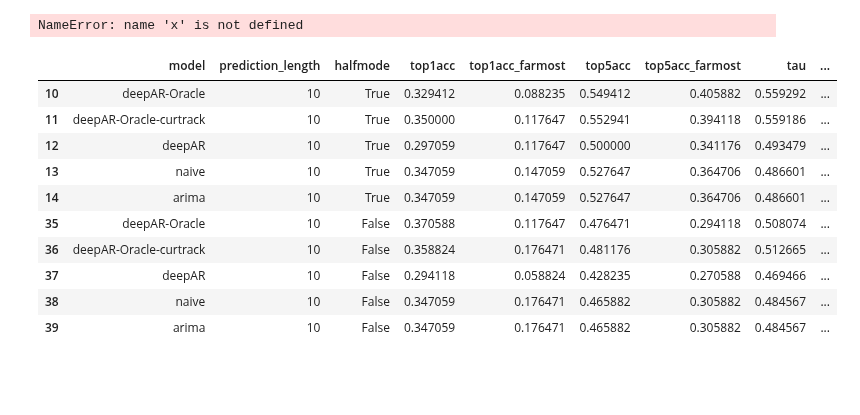
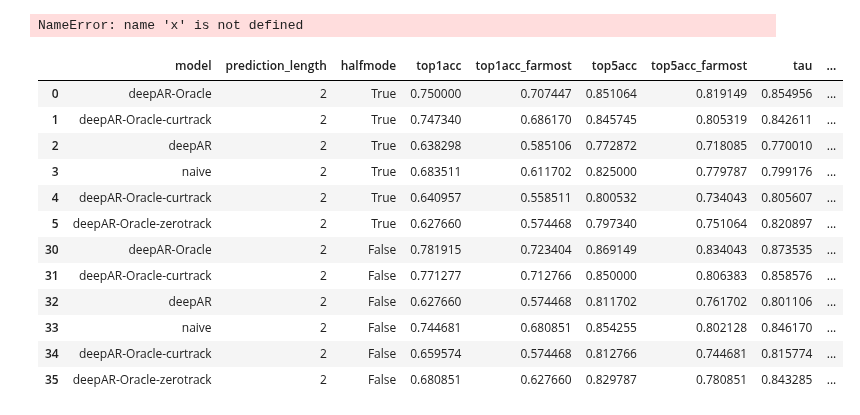
Before and after one commit to DSC-SPIDAL/rankpredictor, a Jupyter notebook: run/11.OracleRank/notebook/laptime2rank-fastrun-indy500.ipynb, the cells around one changed output. Drawn from its saved outputs; the diff is of its cells as text; code cells hidden in the pictures; blank space fills up the shorter version.

Commit message:
add rank eval in 11.OracleRank

```diff
--- a/run/11.OracleRank/notebook/laptime2rank-fastrun-indy500.ipynb
+++ b/run/11.OracleRank/notebook/laptime2rank-fastrun-indy500.ipynb
@@ -1242,16 +1242,18 @@ forecasts[0].samples.shape
 # %%
 start_offset
 # %%
-result[result['prediction_length']==10]
+result[result['prediction_length']==2]
 # %% [output]
 |  | model | prediction_length | halfmode | top1acc | top1acc_farmost | top5acc | top5acc_farmost | tau | ... |
-| 10 | deepAR-Oracle | 10 | True | 0.329412 | 0.088235 | 0.549412 | 0.405882 | 0.559292 | ... |
-| 11 | deepAR-Oracle-curtrack | 10 | True | 0.350000 | 0.117647 | 0.552941 | 0.394118 | 0.559186 | ... |
-| 12 | deepAR | 10 | True | 0.297059 | 0.117647 | 0.500000 | 0.341176 | 0.493479 | ... |
-| 13 | naive | 10 | True | 0.347059 | 0.147059 | 0.527647 | 0.364706 | 0.486601 | ... |
-| 14 | arima | 10 | True | 0.347059 | 0.147059 | 0.527647 | 0.364706 | 0.486601 | ... |
-| 35 | deepAR-Oracle | 10 | False | 0.370588 | 0.117647 | 0.476471 | 0.294118 | 0.508074 | ... |
-| 36 | deepAR-Oracle-curtrack | 10 | False | 0.358824 | 0.176471 | 0.481176 | 0.305882 | 0.512665 | ... |
-| 37 | deepAR | 10 | False | 0.294118 | 0.058824 | 0.428235 | 0.270588 | 0.469466 | ... |
-| 38 | naive | 10 | False | 0.347059 | 0.176471 | 0.465882 | 0.305882 | 0.484567 | ... |
-| 39 | arima | 10 | False | 0.347059 | 0.176471 | 0.465882 | 0.305882 | 0.484567 | ... |
+| 0 | deepAR-Oracle | 2 | True | 0.750000 | 0.707447 | 0.851064 | 0.819149 | 0.854956 | ... |
+| 1 | deepAR-Oracle-curtrack | 2 | True | 0.747340 | 0.686170 | 0.845745 | 0.805319 | 0.842611 | ... |
+| 2 | deepAR | 2 | True | 0.638298 | 0.585106 | 0.772872 | 0.718085 | 0.770010 | ... |
+| 3 | naive | 2 | True | 0.683511 | 0.611702 | 0.825000 | 0.779787 | 0.799176 | ... |
+| 4 | deepAR-Oracle-curtrack | 2 | True | 0.640957 | 0.558511 | 0.800532 | 0.734043 | 0.805607 | ... |
+| 5 | deepAR-Oracle-zerotrack | 2 | True | 0.627660 | 0.574468 | 0.797340 | 0.751064 | 0.820897 | ... |
+| 30 | deepAR-Oracle | 2 | False | 0.781915 | 0.723404 | 0.869149 | 0.834043 | 0.873535 | ... |
+| 31 | deepAR-Oracle-curtrack | 2 | False | 0.771277 | 0.712766 | 0.850000 | 0.806383 | 0.858576 | ... |
+| 32 | deepAR | 2 | False | 0.627660 | 0.574468 | 0.811702 | 0.761702 | 0.801106 | ... |
+| 33 | naive | 2 | False | 0.744681 | 0.680851 | 0.854255 | 0.802128 | 0.846170 | ... |
+| 34 | deepAR-Oracle-curtrack | 2 | False | 0.659574 | 0.574468 | 0.812766 | 0.744681 | 0.815774 | ... |
+| 35 | deepAR-Oracle-zerotrack | 2 | False | 0.680851 | 0.627660 | 0.829787 | 0.780851 | 0.843285 | ... |
```
Also changed, not shown: 27 other files.
